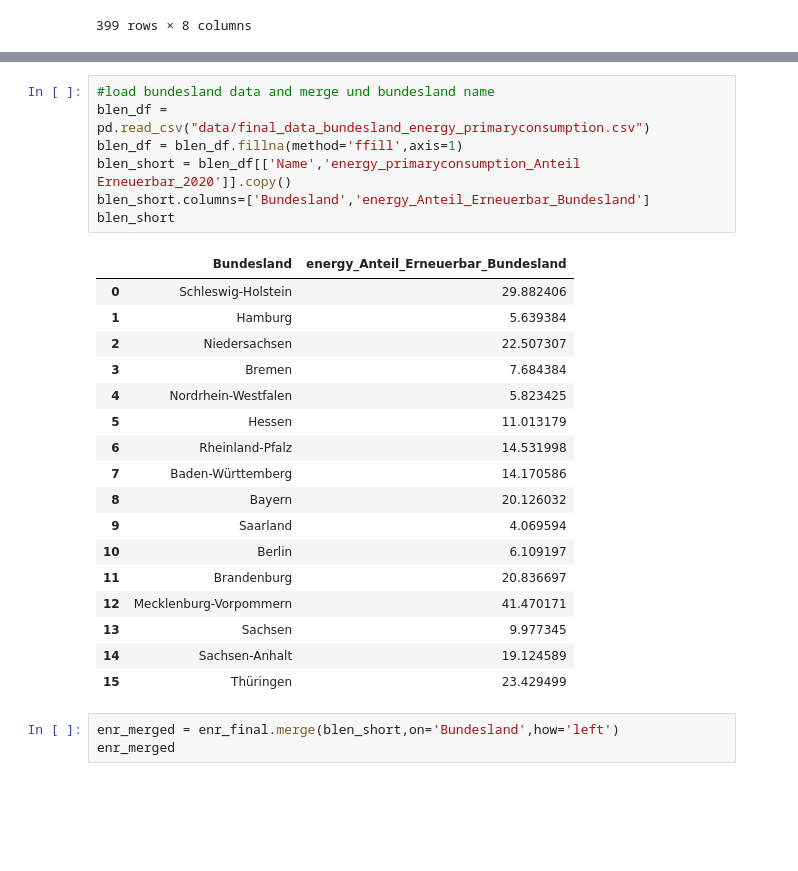
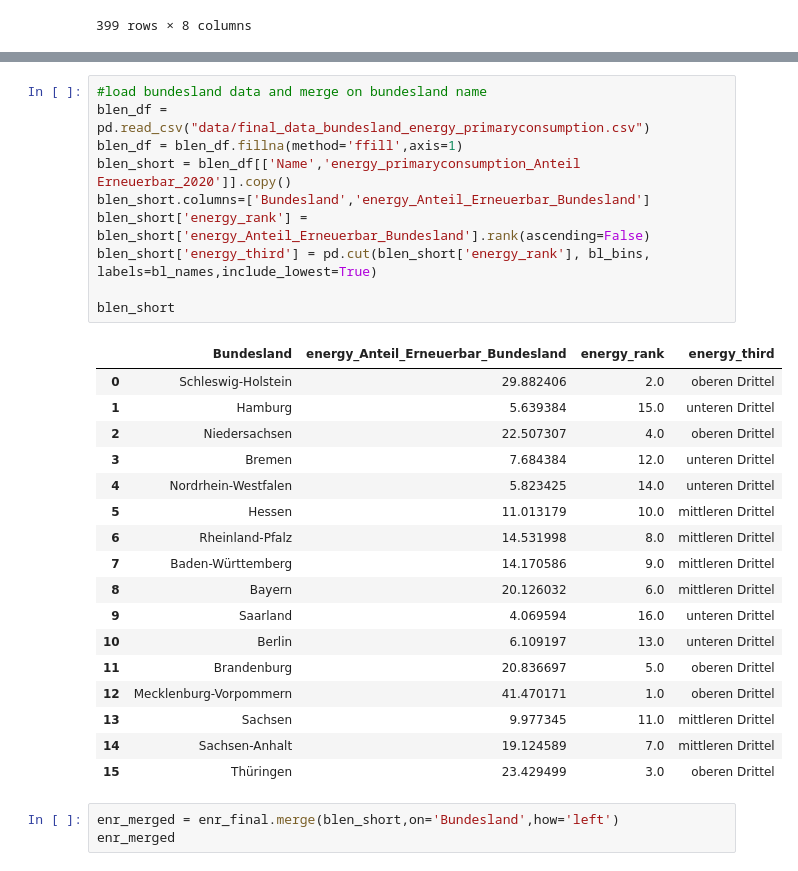
Before and after one commit to uclab-potsdam/klimataz, a Jupyter notebook: data/energy/final_ranking_energy.ipynb, the cells around one changed output, grey strips where cells are left out. Drawn from its saved outputs; the diff is of its cells as text; blank space fills up the shorter version.

```diff
--- a/data/energy/final_ranking_energy.ipynb
+++ b/data/energy/final_ranking_energy.ipynb
@@ -206,28 +193,31 @@ enr_final
 # %%
-#load bundesland data and merge und bundesland name
+#load bundesland data and merge on bundesland name
 blen_df = pd.read_csv("data/final_data_bundesland_energy_primaryconsumption.csv")
 blen_df = blen_df.fillna(method='ffill',axis=1)
 blen_short = blen_df[['Name','energy_primaryconsumption_Anteil Erneuerbar_2020']].copy()
 blen_short.columns=['Bundesland','energy_Anteil_Erneuerbar_Bundesland']
+blen_short['energy_rank'] = blen_short['energy_Anteil_Erneuerbar_Bundesland'].rank(ascending=False)
+blen_short['energy_third'] = pd.cut(blen_short['energy_rank'], bl_bins, labels=bl_names,include_lowest=True)
+
 blen_short
 # %% [output]
-|  | Bundesland | energy_Anteil_Erneuerbar_Bundesland |
-| 0 | Schleswig-Holstein | 29.882406 |
-| 1 | Hamburg | 5.639384 |
-| 2 | Niedersachsen | 22.507307 |
-| 3 | Bremen | 7.684384 |
-| 4 | Nordrhein-Westfalen | 5.823425 |
-| 5 | Hessen | 11.013179 |
-| 6 | Rheinland-Pfalz | 14.531998 |
-| 7 | Baden-Württemberg | 14.170586 |
-| 8 | Bayern | 20.126032 |
-| 9 | Saarland | 4.069594 |
-| 10 | Berlin | 6.109197 |
-| 11 | Brandenburg | 20.836697 |
-| 12 | Mecklenburg-Vorpommern | 41.470171 |
-| 13 | Sachsen | 9.977345 |
-| 14 | Sachsen-Anhalt | 19.124589 |
-| 15 | Thüringen | 23.429499 |
+|  | Bundesland | energy_Anteil_Erneuerbar_Bundesland | energy_rank | energy_third |
+| 0 | Schleswig-Holstein | 29.882406 | 2.0 | oberen Drittel |
+| 1 | Hamburg | 5.639384 | 15.0 | unteren Drittel |
+| 2 | Niedersachsen | 22.507307 | 4.0 | oberen Drittel |
+| 3 | Bremen | 7.684384 | 12.0 | unteren Drittel |
+| 4 | Nordrhein-Westfalen | 5.823425 | 14.0 | unteren Drittel |
+| 5 | Hessen | 11.013179 | 10.0 | mittleren Drittel |
+| 6 | Rheinland-Pfalz | 14.531998 | 8.0 | mittleren Drittel |
+| 7 | Baden-Württemberg | 14.170586 | 9.0 | mittleren Drittel |
+| 8 | Bayern | 20.126032 | 6.0 | mittleren Drittel |
+| 9 | Saarland | 4.069594 | 16.0 | unteren Drittel |
+| 10 | Berlin | 6.109197 | 13.0 | unteren Drittel |
+| 11 | Brandenburg | 20.836697 | 5.0 | oberen Drittel |
+| 12 | Mecklenburg-Vorpommern | 41.470171 | 1.0 | oberen Drittel |
+| 13 | Sachsen | 9.977345 | 11.0 | mittleren Drittel |
+| 14 | Sachsen-Anhalt | 19.124589 | 7.0 | mittleren Drittel |
+| 15 | Thüringen | 23.429499 | 3.0 | oberen Drittel |
 # %%
 enr_merged = enr_final.merge(blen_short,on='Bundesland',how='left')
 enr_merged
```
Also changed, not shown: parts of 15 cells of this notebook, 1 other file.
